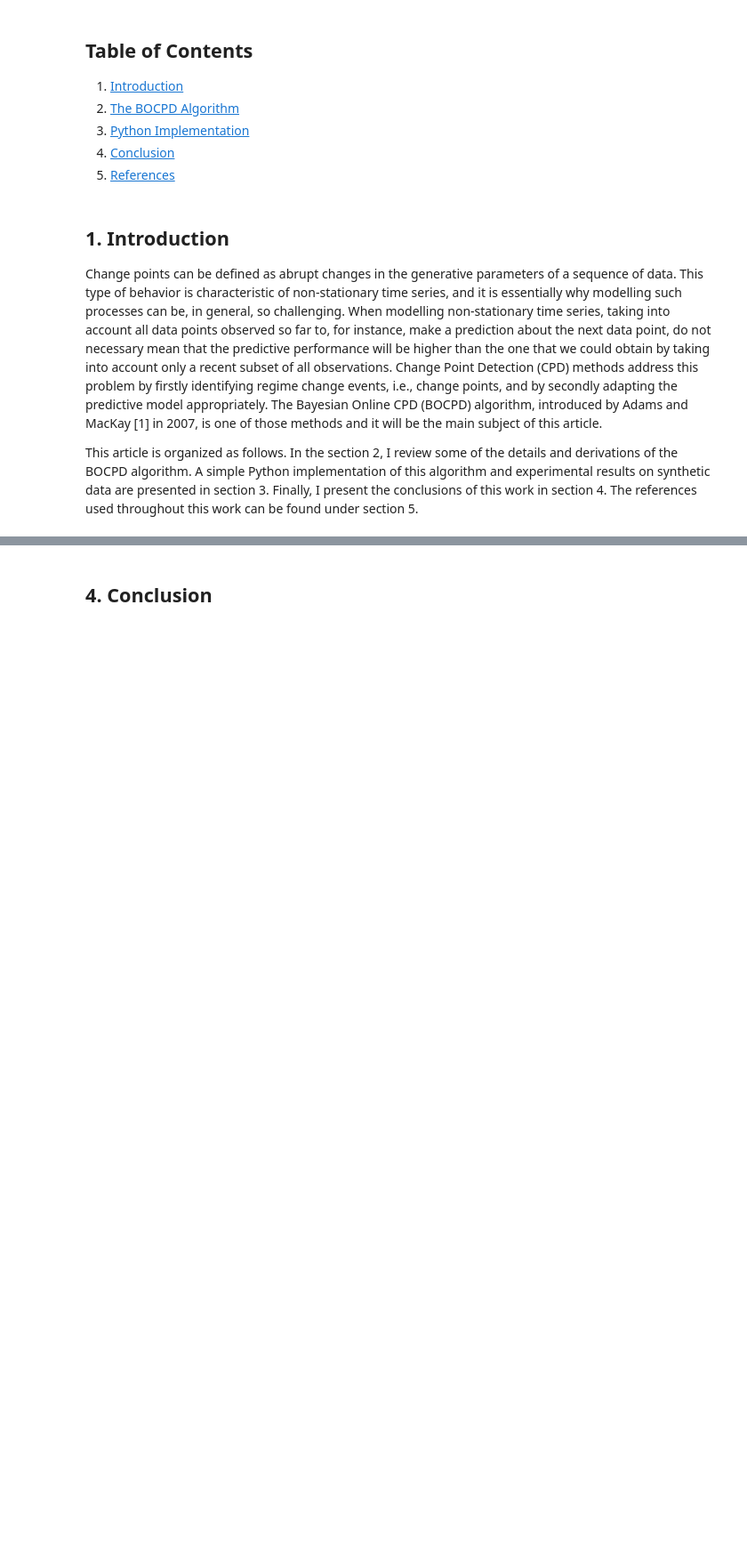
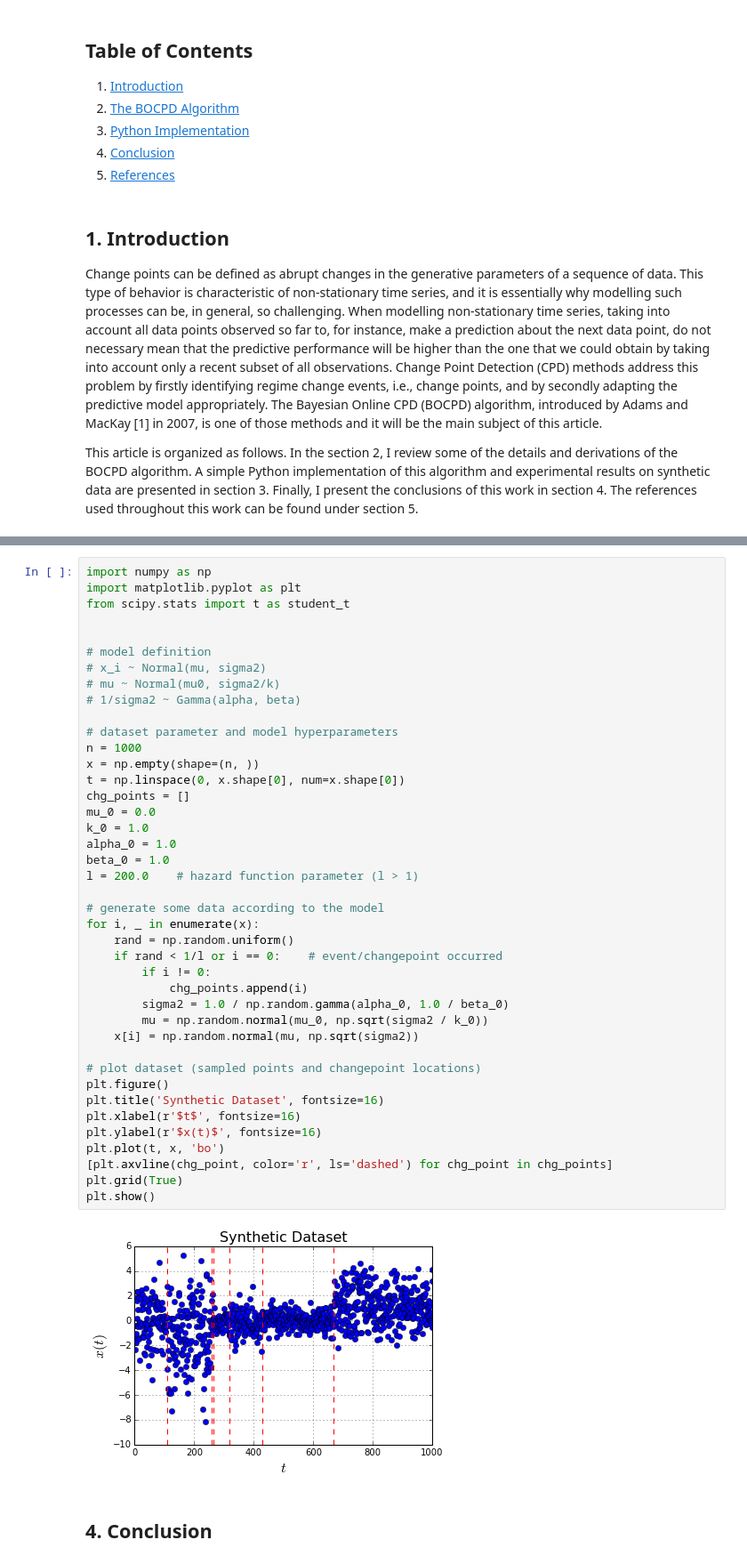
Before and after one commit to aregzz/event_segmentation, a Jupyter notebook: bocpd/bayesian_online_change_point_detection.ipynb, the cells around one changed output, grey strips where cells are left out. Shown: that part at 89% size. Saved outputs shown, nothing was run; the diff lists cells and outputs as text; blank space fills up the shorter version.

```diff
--- a/bocpd/bayesian_online_change_point_detection.ipynb
+++ b/bocpd/bayesian_online_change_point_detection.ipynb
@@ -86,3 +131,46 @@ where $p_{event}(g=\tau)$ is the probability of the occurrence of some event at
+# %%
+import numpy as np
+import matplotlib.pyplot as plt
+from scipy.stats import t as student_t
+
+
+# model definition
+# x_i ~ Normal(mu, sigma2)
+# mu ~ Normal(mu0, sigma2/k)
+# 1/sigma2 ~ Gamma(alpha, beta)
+
+# dataset parameter and model hyperparameters
+n = 1000
+x = np.empty(shape=(n, ))
+t = np.linspace(0, x.shape[0], num=x.shape[0])
+chg_points = []
+mu_0 = 0.0
+k_0 = 1.0
+alpha_0 = 1.0
+beta_0 = 1.0
+l = 200.0    # hazard function parameter (l > 1)
+
+# generate some data according to the model
+for i, _ in enumerate(x):
+    rand = np.random.uniform()
+    if rand < 1/l or i == 0:    # event/changepoint occurred
+        if i != 0:
+            chg_points.append(i)
+        sigma2 = 1.0 / np.random.gamma(alpha_0, 1.0 / beta_0)
+        mu = np.random.normal(mu_0, np.sqrt(sigma2 / k_0))
+    x[i] = np.random.normal(mu, np.sqrt(sigma2))
+
+# plot dataset (sampled points and changepoint locations)
+plt.figure()
+plt.title('Synthetic Dataset', fontsize=16)
+plt.xlabel(r'$t$', fontsize=16)
+plt.ylabel(r'$x(t)$', fontsize=16)
+plt.plot(t, x, 'bo')
+[plt.axvline(chg_point, color='r', ls='dashed') for chg_point in chg_points]
+plt.grid(True)
+plt.show()
+# %% [output]
+[figure, added]
 # %% [markdown]
 <a id="conclusion"></a>
 ## 4. Conclusion
```
Also changed, not shown: parts of 3 cells of this notebook.
